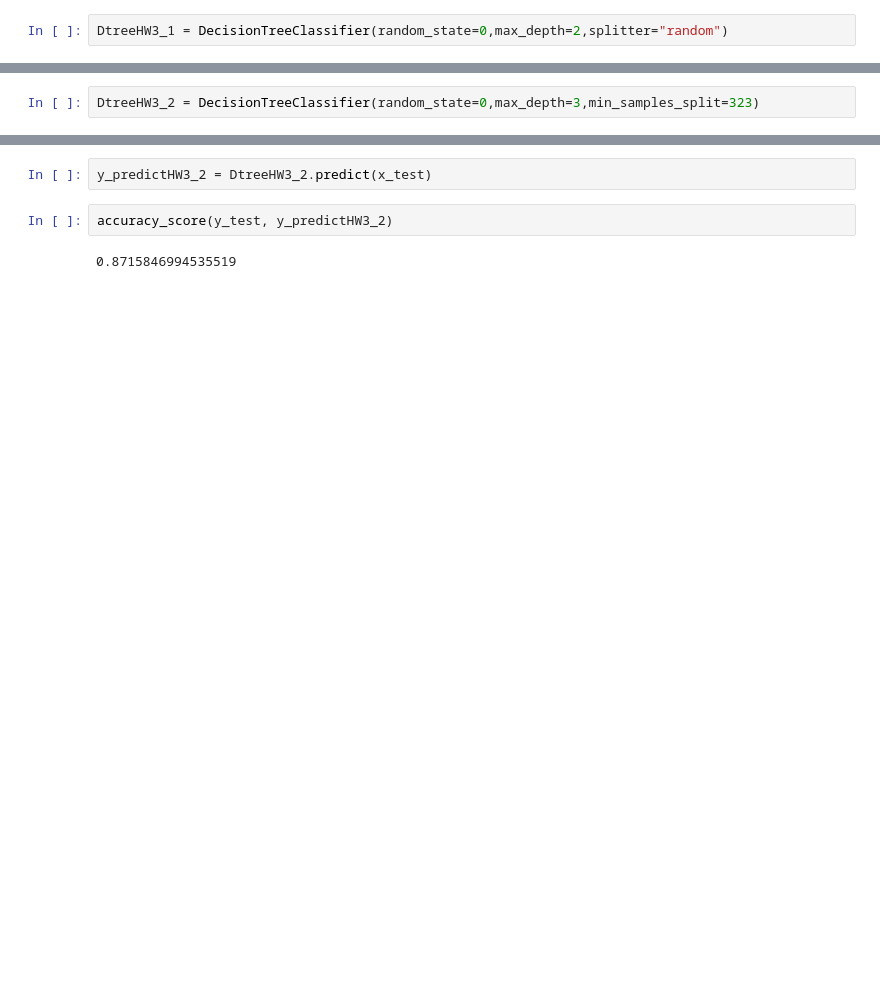
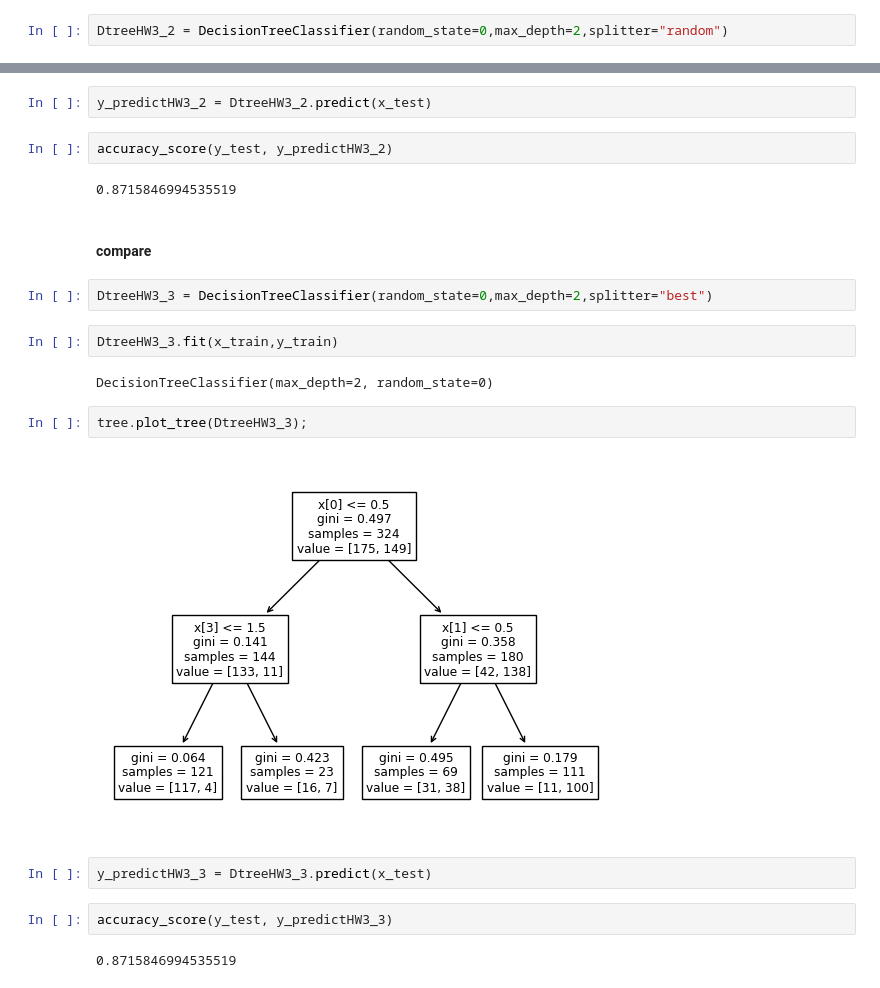
Before and after one commit to Ratchanontt/BSC_DPDM23, a Jupyter notebook: Classification.ipynb, the cells around one changed output, grey strips where cells are left out. Drawn from its saved outputs; the diff is of its cells as text; blank space fills up the shorter version.

Commit message:
HW3 add comparing between best & random

```diff
--- a/Classification.ipynb
+++ b/Classification.ipynb
@@ -307,4 +325,4 @@ tree.plot_tree(DtreeHWx);
 # %% [output]
 [figure]
 # %%
-DtreeHW3_1 = DecisionTreeClassifier(random_state=0,max_depth=2,splitter="random")
+DtreeHW3_2 = DecisionTreeClassifier(random_state=0,max_depth=2,splitter="random")
@@ -327,5 +329,3 @@ accuracy_score(y_test, y_predictHW3_1)
-# %%
-DtreeHW3_2 = DecisionTreeClassifier(random_state=0,max_depth=3,min_samples_split=323)
 # %%
 DtreeHW3_2.fit(x_train,y_train)
 # %% [output]
@@ -340,3 +340,21 @@ y_predictHW3_2 = DtreeHW3_2.predict(x_test)
 accuracy_score(y_test, y_predictHW3_2)
 # %% [output]
 0.8715846994535519
+# %% [markdown]
+#### compare
+# %%
+DtreeHW3_3 = DecisionTreeClassifier(random_state=0,max_depth=2,splitter="best")
+# %%
+DtreeHW3_3.fit(x_train,y_train)
+# %% [output]
+DecisionTreeClassifier(max_depth=2, random_state=0)
+# %%
+tree.plot_tree(DtreeHW3_3);
+# %% [output]
+[figure, added]
+# %%
+y_predictHW3_3 = DtreeHW3_3.predict(x_test)
+# %%
+accuracy_score(y_test, y_predictHW3_3)
+# %% [output]
+0.8715846994535519
```
Also changed, not shown: parts of 13 cells of this notebook.
